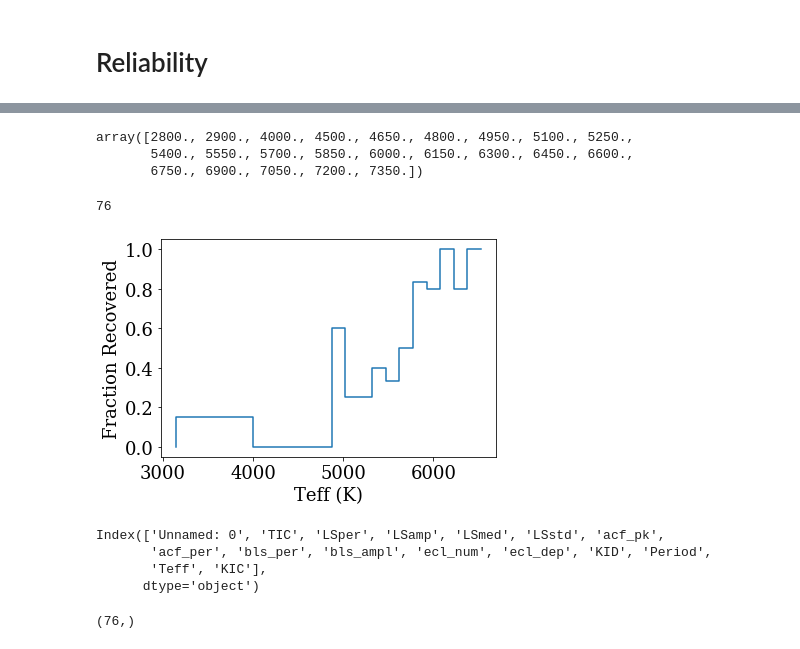
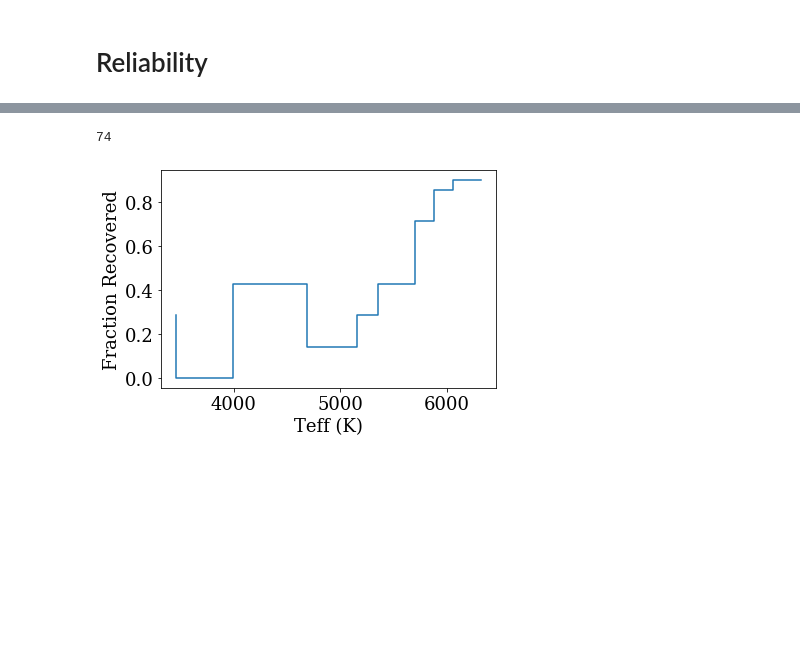
Before and after one commit to jradavenport/KTROT, a Jupyter notebook: period_compare.ipynb, the cells around one changed output, grey strips where cells are left out. Drawn from its saved outputs; the diff is of its cells as text; code cells hidden in the pictures; blank space fills up the shorter version.

```diff
--- a/period_compare.ipynb
+++ b/period_compare.ipynb
@@ -92,3 +122,6 @@ KTper = Kper.merge(KICTIC, left_on='KID', right_on='KIC', how='inner')
 KTper.shape
 # %% [output]
 (34154, 5)
+# %%
+KTper = KTper.merge(s17, left_on='KID', right_on='kic', how='inner')
+KTper.shape
@@ -153,8 +181,8 @@ Text(0, 0.5, 'TESS Period (days)')
 # this cut is somewhat arbitrary, unfortunately. We need real errors on the periods (e.g. MCMC)
 Pcut = 0.05
 
-ok1 = (Trot1['acf_pk'] > Pcut) | (Trot1['LSamp'] > Pcut)
-ok2 = (Trot2['acf_pk'] > Pcut) | (Trot2['LSamp'] > Pcut)
+ok1 = ((Trot1['acf_pk'] > Pcut) | (Trot1['LSamp'] > Pcut)) & (Trot1['Teff'] > 0)
+ok2 = ((Trot2['acf_pk'] > Pcut) | (Trot2['LSamp'] > Pcut)) & (Trot2['Teff'] > 0)
 
 print(sum(ok1), sum(ok2))
 print(pd.concat((Trot1['KIC'][ok1],Trot2['KIC'][ok2])).unique().size)
@@ -310,29 +346,31 @@ Rgood = ((Trot1['acf_per'][ok1]/Trot1['Period'][ok1] > 1-thresh) &
 Rhalf = ((Trot1['acf_per'][ok1]/Trot1['Period'][ok1] > 0.5-thresh) &
          (Trot1['acf_per'][ok1]/Trot1['Period'][ok1] < 0.5+thresh))
 
-pbins = np.logspace(-1, 1.8, num=20, dtype='float')
+# pbins = ubin(Trot1['acf_per'].values[ok1], nbins=5)
+pbins = np.logspace(-.3, 2, num=12, dtype='float')
 # pbins = np.arange(0, 55, 3., dtype='float')
 
 Rpfrac = np.zeros_like(pbins)-1
+Rphalf = np.zeros_like(pbins)-1
 Re_pfrac = np.zeros((len(pbins), 2))-1
+Re_phalf = np.zeros((len(pbins), 2))-1
 
 for k in range(len(pbins)-1):
     pk = (Trot1['acf_per'].values[ok1] > pbins[k]) & (Trot1['acf_per'].values[ok1] <= (pbins[k+1]))
     den = float(sum(pk))
     num = float(sum(Rgood[pk]))
+    hal = float(sum(half[pk]))
 
     if den>0:
         Rpfrac[k] = num/den
+        Rphalf[k] = hal/den
         Re_pfrac[k,:] = funcs.binom_conf_interval(num, den)
+        Re_phalf[k,:] = funcs.binom_conf_interval(hal, den)
 
-xx = ((pbins[:-1] + pbins[1:])/2)
+pxx = ((pbins[:-1] + pbins[1:])/2)
 plt.figure()
-plt.plot(xx[np.where((Rpfrac > -1))], Rpfrac[np.where((Rpfrac > -1))], label='ACF', c='k')
-# plt.errorbar(xx[np.where((Rpfrac > -1))], Rpfrac[np.where((Rpfrac > -1))],
-#              yerr = Re_pfrac[np.where((Rpfrac > -1))[0], :].T, linestyle='none', c='C0')
-
-# plt.legend(fontsize=12)
-plt.xscale('log')
+plt.step(pxx[np.where((Rpfrac > -1))], Rpfrac[np.where((Rpfrac > -1))])
+plt.step(pxx[np.where((Rphalf > -1))], Rphalf[np.where((Rphalf > -1))])
 plt.xlabel('TESS Period (days)')
 plt.ylabel('Fraction Correct')
 # %% [output]
@@ -397,9 +581,9 @@ y_hist.set_xlim(0,1)
 # %%
-# spit out TICs for short period contaminents for Keaton
-fK = np.where((Trot1['Period'][ok1] > 10) & (Trot1['acf_per'][ok1]< 4))[0]
-print(np.shape(fK))
+# # spit out TICs for short period contaminents for Keaton
+# fK = np.where((Trot1['Period'][ok1] > 10) & (Trot1['acf_per'][ok1]< 4))[0]
+# print(np.shape(fK))
 
-for k in range(len(fK)):
-    print(Trot1['TIC'][ok1].values[fK][k],
-          format(Trot1['Period'][ok1].values[fK][k], '10.5f'),
-          format(Trot1['acf_per'][ok1].values[fK][k], '10.5f') )
+# for k in range(len(fK)):
+#     print(Trot1['TIC'][ok1].values[fK][k],
+#           format(Trot1['Period'][ok1].values[fK][k], '10.5f'),
+#           format(Trot1['acf_per'][ok1].values[fK][k], '10.5f') )
@@ -416,42 +590,26 @@ for k in range(len(fK)):
-# %%
-Tbins
-# %% [output]
-array([2800., 2900., 4000., 4500., 4650., 4800., 4950., 5100., 5250.,
-       5400., 5550., 5700., 5850., 6000., 6150., 6300., 6450., 6600.,
-       6750., 6900., 7050., 7200., 7350.])
 # %%
 # TESS recovery as a function of Teff
 
-Tbins = np.concatenate(([2800, 3500], np.arange(4500,7500,150, dtype='float')))
-Tfrac = np.zeros_like(Tbins)-1
+# Tbins = np.concatenate(([2800, 3500], np.arange(4500,7500,150, dtype='float')))
+Tbins = ubin(Trot1['Teff'].values[ok1], nbins=10)
+Tfrac = np.zeros_like(Tbins, dtype='float')-1
 
 for k in range(len(Tbins)-1):
     pk = (Trot1['Teff'].values[ok1] > Tbins[k]) & (Trot1['Teff'].values[ok1] <= (Tbins[k+1]))
     den = float(sum(pk))
     num = float(sum(Rgood[pk]))
 
     if den>0:
         Tfrac[k] = num/den
 
 Tx = ((Tbins[:-1] + Tbins[1:])/2)
 
 plt.figure()
 plt.step(Tx[np.where((Tfrac > -1))], Tfrac[np.where((Tfrac > -1))])
 plt.xlabel('Teff (K)')
 plt.ylabel('Fraction Recovered')
 
 print(len(Rgood))
 # %% [output]
-76
+74
-[figure, old version]
+[figure, new version]
-# %%
-Trot1.columns
-# %% [output]
-Index(['Unnamed: 0', 'TIC', 'LSper', 'LSamp', 'LSmed', 'LSstd', 'acf_pk',
-       'acf_per', 'bls_per', 'bls_ampl', 'ecl_num', 'ecl_dep', 'KID', 'Period',
-       'Teff', 'KIC'],
-      dtype='object')
-# %%
-Rgood.shape
-# %% [output]
-(76,)
```
Also changed, not shown: parts of 26 cells of this notebook.
